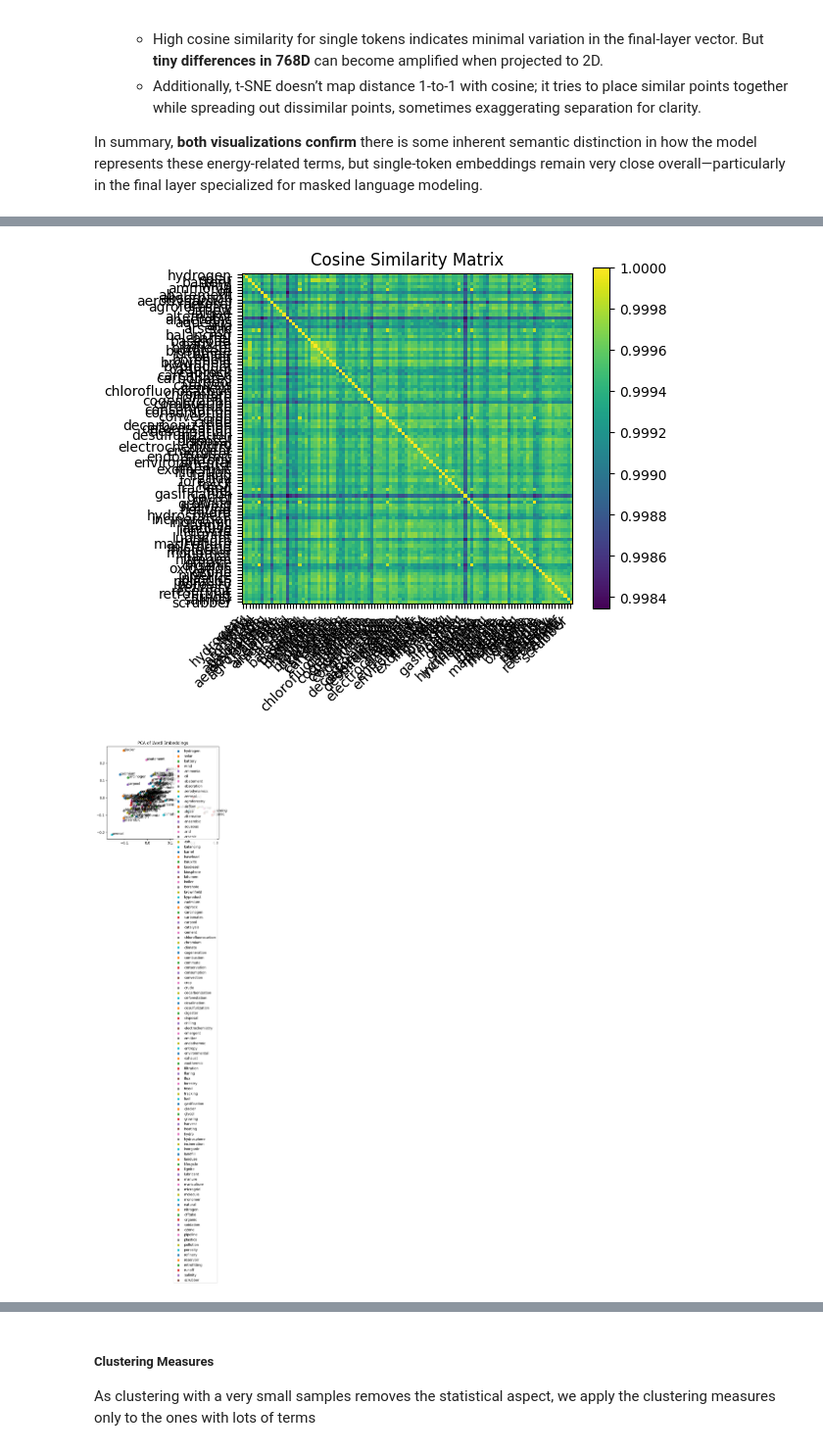
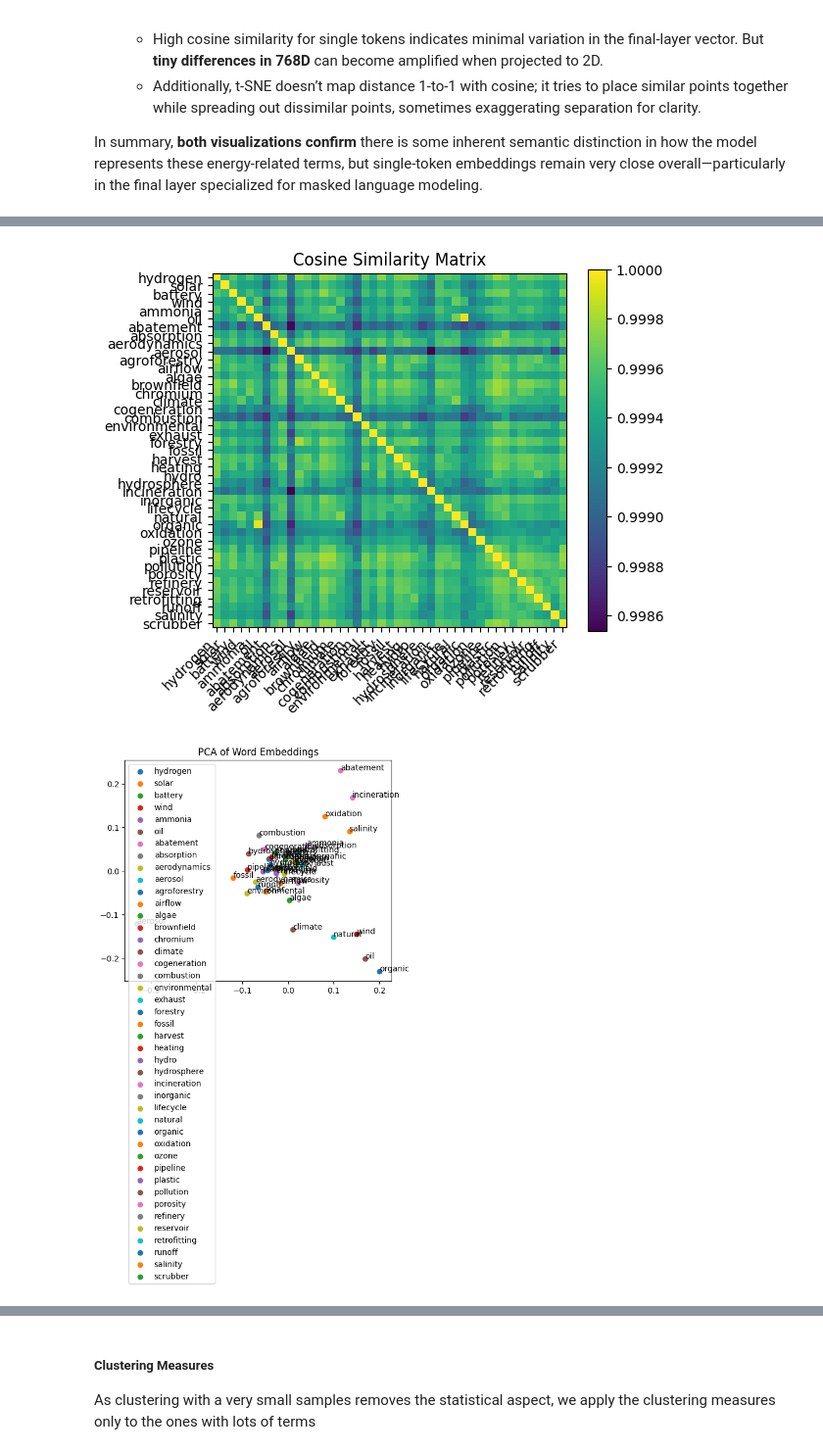
Before and after one commit to lucarenz1997/NLP, a Jupyter notebook: Stage_2_Part_2.ipynb, the cells around one changed output, grey strips where cells are left out. Shown at 98% size. Saved outputs shown, nothing was run; the diff lists cells and outputs as text; code cells hidden in the pictures.

```diff
--- a/Stage_2_Part_2.ipynb
+++ b/Stage_2_Part_2.ipynb
@@ -408,91 +408,28 @@ other_terms = [
     "agroforestry",
     "airflow",
     "algae",
-    "alternator",
-    "anaerobic",
-    "aqueous",
-    "arid",
-    "arsenic",
-    "ash",
-    "balancing",
-    "barrel",
-    "baseload",
-    "bauxite",
-    "biodiesel",
-    "biosphere",
-    "bitumen",
-    "boiler",
-    "borehole",
     "brownfield",
-    "byproduct",
-    "cadmium",
-    "caprock",
-    "carcinogen",
-    "carbonates",
-    "carpool",
-    "catalysis",
-    "cement",
-    "chlorofluorocarbon",
     "chromium",
     "climate",
     "cogeneration",
     "combustion",
-    "commute",
-    "conservation",
-    "consumption",
-    "convection",
-    "crop",
-    "crude",
-    "decarbonization",
-    "deforestation",
-    "desalination",
-    "desulfurization",
-    "digester",
-    "disposal",
-    "drilling",
-    "electrochemistry",
-    "emergent",
-    "emitter",
-    "endothermic",
-    "entropy",
     "environmental",
     "exhaust",
-    "exothermic",
-    "filtration",
-    "flaring",
-    "flux",
     "forestry",
     "fossil",
-    "fracking",
-    "fuel",
-    "gasification",
-    "glacier",
-    "glycol",
-    "growing",
     "harvest",
     "heating",
     "hydro",
     "hydrosphere",
     "incineration",
     "inorganic",
-    "landfill",
-    "landuse",
     "lifecycle",
-    "lignite",
-    "lubricant",
-    "manure",
-    "mariculture",
-    "microgrid",
-    "molecule",
-    "monomer",
     "natural",
-    "nitrogen",
-    "offtake",
     "organic",
     "oxidation",
     "ozone",
     "pipeline",
-    "plastics",
+    "plastic",
     "pollution",
     "porosity",
     "refinery",
@@ -599,6 +536,6 @@ Similarity(entropy, climate) = 0.9995
 Similarity(scrubber, retrofitting) = 0.9996
 Similarity(scrubber, runoff) = 0.9996
 Similarity(scrubber, salinity) = 0.9995
 Similarity(scrubber, scrubber) = 1.0000
-[figure, old version]
+[figure, new version]
-[figure, old version]
+[figure, new version]
```
Also changed, not shown: parts of 11 cells of this notebook.
